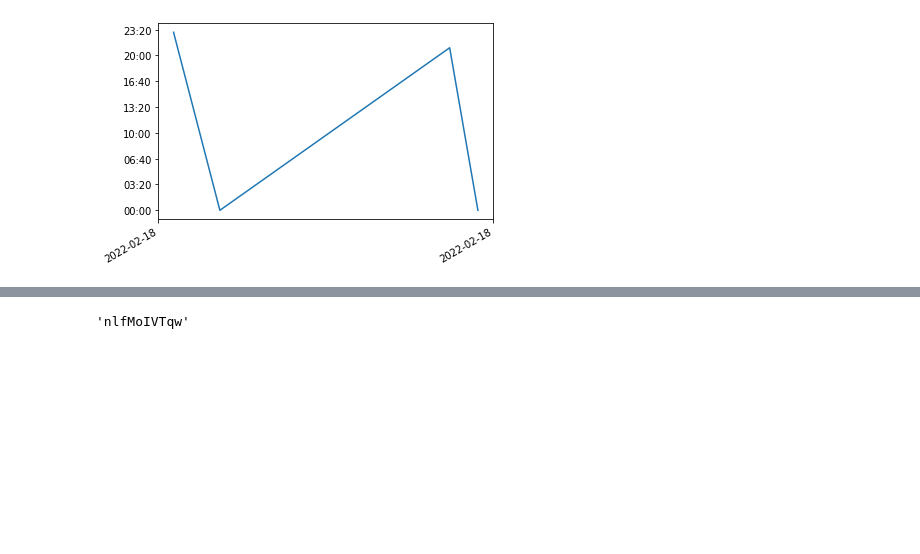
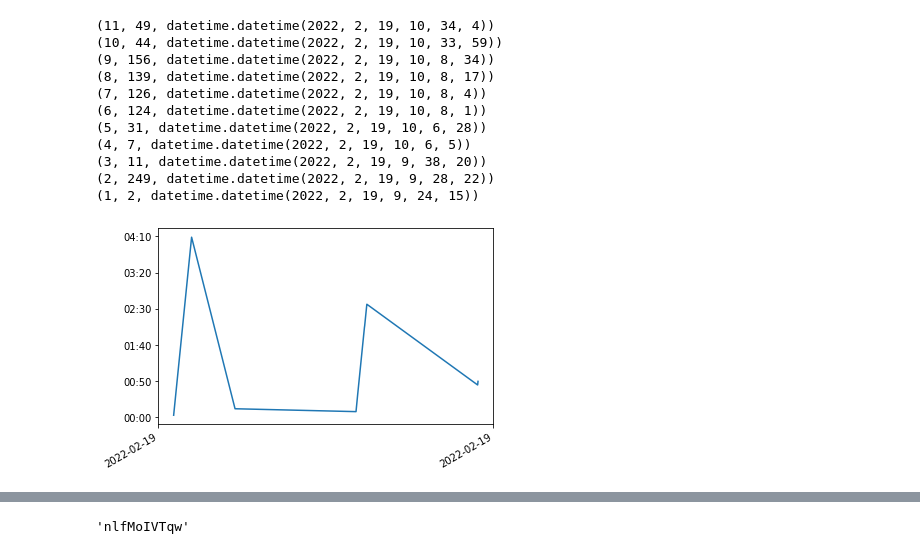
Before and after one commit to lincolnnguyen18/rapid-tracing4, a Jupyter notebook: notebooks/chart_timerecords.ipynb, the cells around one changed output, grey strips where cells are left out. Cells and saved outputs as stored; diff of their text form; code cells hidden in the pictures; blank space fills up the shorter version.

```diff
--- a/notebooks/chart_timerecords.ipynb
+++ b/notebooks/chart_timerecords.ipynb
@@ -1,34 +1,46 @@
 # %%
 import mysql.connector
 import matplotlib.ticker as ticker
 import matplotlib.pyplot as plt
 import matplotlib.dates as mdates
-import datetime as dt
+import numpy as np
 import time
 
 mydb = mysql.connector.connect(
   host="localhost",
   user="admin",
   password="pass123",
   database="rapid_tracing"
 )
 
 def get_user_picture_time_records_chart(user_id, picture_id):
   cursor = mydb.cursor()
   cursor.execute("call get_user_picture_time_records(%s, %s)", (user_id, picture_id))
   result = cursor.fetchall()
+  for row in result:
+    print(row)
   N = len(result)
-  x = [dt.datetime.strptime(str(record[2]), "%Y-%m-%d %H:%M:%S") for record in result]
+  x = [record[2] for record in result]
   y = [record[1] for record in result]
   plt.gca().xaxis.set_major_formatter(mdates.DateFormatter('%Y-%m-%d'))
-  date_interval = max(1, int(N/10))
-  plt.gca().xaxis.set_major_locator(mdates.DayLocator(interval=date_interval))
-  formatter = ticker.FuncFormatter(lambda ms, y: time.strftime('%M:%S', time.gmtime(ms)))
+  plt.gca().xaxis.set_major_locator(mdates.DayLocator(interval=1))
+  formatter = ticker.FuncFormatter(lambda s, y: time.strftime('%M:%S', time.gmtime(s)))
   plt.gca().yaxis.set_major_formatter(formatter)
   plt.plot(x, y)
   plt.gcf().autofmt_xdate()
   plt.show()
 
 get_user_picture_time_records_chart(1, 1)
 # %% [output]
+(11, 49, datetime.datetime(2022, 2, 19, 10, 34, 4))
+(10, 44, datetime.datetime(2022, 2, 19, 10, 33, 59))
+(9, 156, datetime.datetime(2022, 2, 19, 10, 8, 34))
+(8, 139, datetime.datetime(2022, 2, 19, 10, 8, 17))
+(7, 126, datetime.datetime(2022, 2, 19, 10, 8, 4))
+(6, 124, datetime.datetime(2022, 2, 19, 10, 8, 1))
+(5, 31, datetime.datetime(2022, 2, 19, 10, 6, 28))
+(4, 7, datetime.datetime(2022, 2, 19, 10, 6, 5))
+(3, 11, datetime.datetime(2022, 2, 19, 9, 38, 20))
+(2, 249, datetime.datetime(2022, 2, 19, 9, 28, 22))
+(1, 2, datetime.datetime(2022, 2, 19, 9, 24, 15))
-[figure, old version]
+[figure, new version]
```
Also changed, not shown: parts of 3 cells of this notebook, 4 other files.
